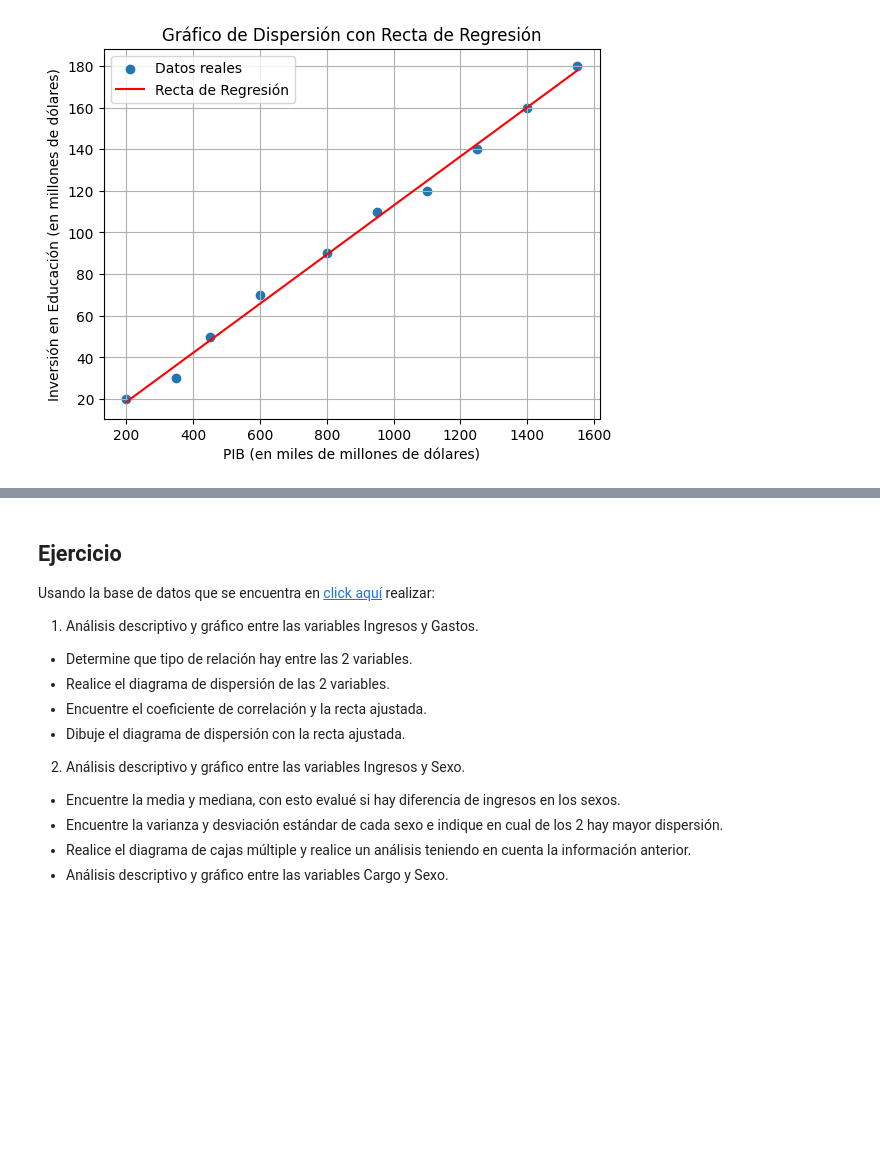
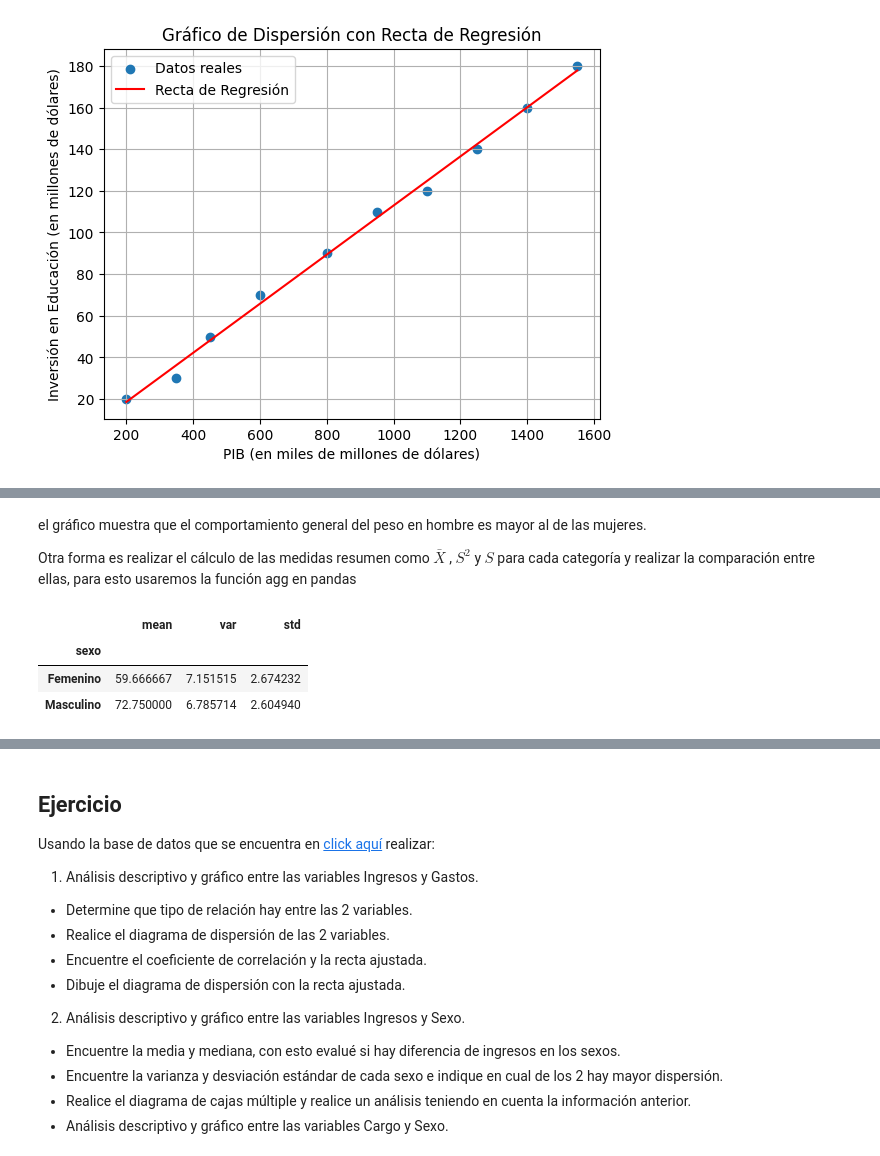
Before and after one commit to jazaineam1/PYEF, a Jupyter notebook: Cuadernos/4_medidas_de_forma_relación_bivariada.ipynb, the cells around one changed output, grey strips where cells are left out. Cells and saved outputs as stored; diff of their text form; code cells hidden in the pictures; blank space fills up the shorter version.

```diff
--- a/Cuadernos/4_medidas_de_forma_relación_bivariada.ipynb
+++ b/Cuadernos/4_medidas_de_forma_relación_bivariada.ipynb
@@ -418,0 +461,13 @@ plt.show()
+# %% [markdown]
+el gráfico muestra que el comportamiento general del peso en hombre es mayor al de las mujeres.
+
+Otra forma es realizar el cálculo de las medidas resumen como $ \bar{X}$
+, $S^2$ y $S$ para cada categoría y realizar la comparación entre ellas, para esto usaremos la función agg en pandas
+# %%
+estadisticas_por_sexo = estudiantes.groupby('sexo')['peso'].agg(['mean', 'var', 'std'])
+estadisticas_por_sexo
+# %% [output]
+|  | mean | var | std |
+| sexo |  |  |  |
+| Femenino | 59.666667 | 7.151515 | 2.674232 |
+| Masculino | 72.750000 | 6.785714 | 2.604940 |
```
Also changed, not shown: parts of 10 cells of this notebook.
